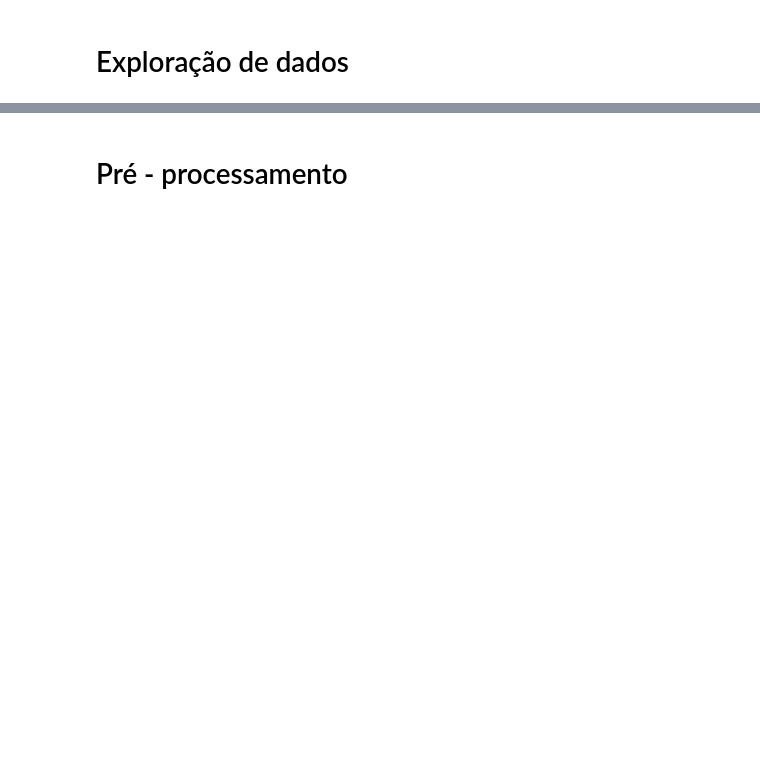
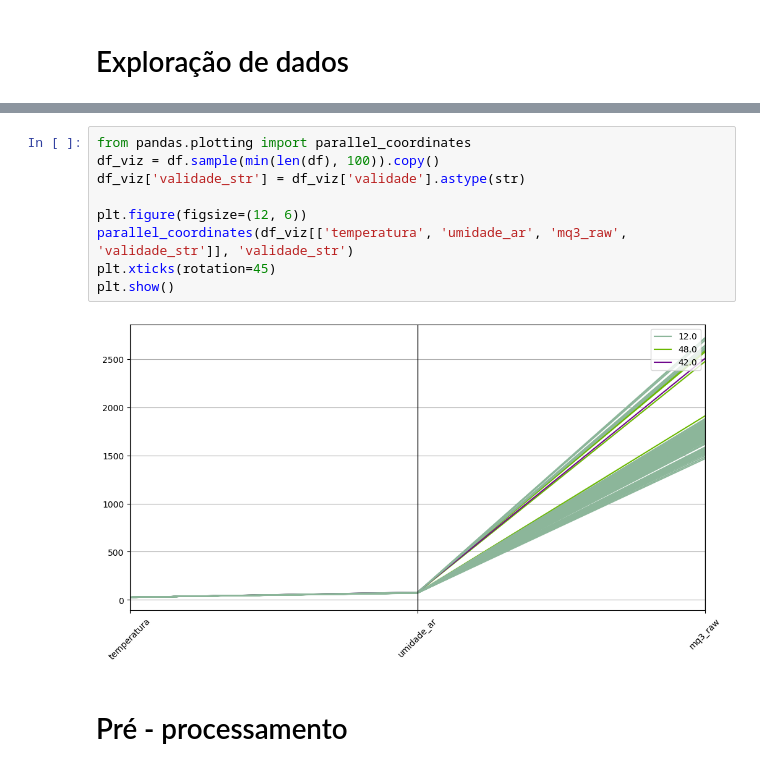
Before and after one commit to LucaAtanazio/Grupo_Projetos, a Jupyter notebook: PI-Monitoramento_frutas/data/data.ipynb, the cells around one changed output, grey strips where cells are left out. Cells and saved outputs as stored; diff of their text form; blank space fills up the shorter version.

```diff
--- a/PI-Monitoramento_frutas/data/data.ipynb
+++ b/PI-Monitoramento_frutas/data/data.ipynb
@@ -14,2 +109,13 @@ ModuleNotFoundError: No module named 'pandas'
+# %%
+from pandas.plotting import parallel_coordinates
+df_viz = df.sample(min(len(df), 100)).copy()
+df_viz['validade_str'] = df_viz['validade'].astype(str)
+
+plt.figure(figsize=(12, 6))
+parallel_coordinates(df_viz[['temperatura', 'umidade_ar', 'mq3_raw', 'validade_str']], 'validade_str')
+plt.xticks(rotation=45)
+plt.show()
+# %% [output]
+[figure, added]
 # %% [markdown]
 # Pré - processamento
```
Also changed, not shown: parts of 21 cells of this notebook, 3 other files.
